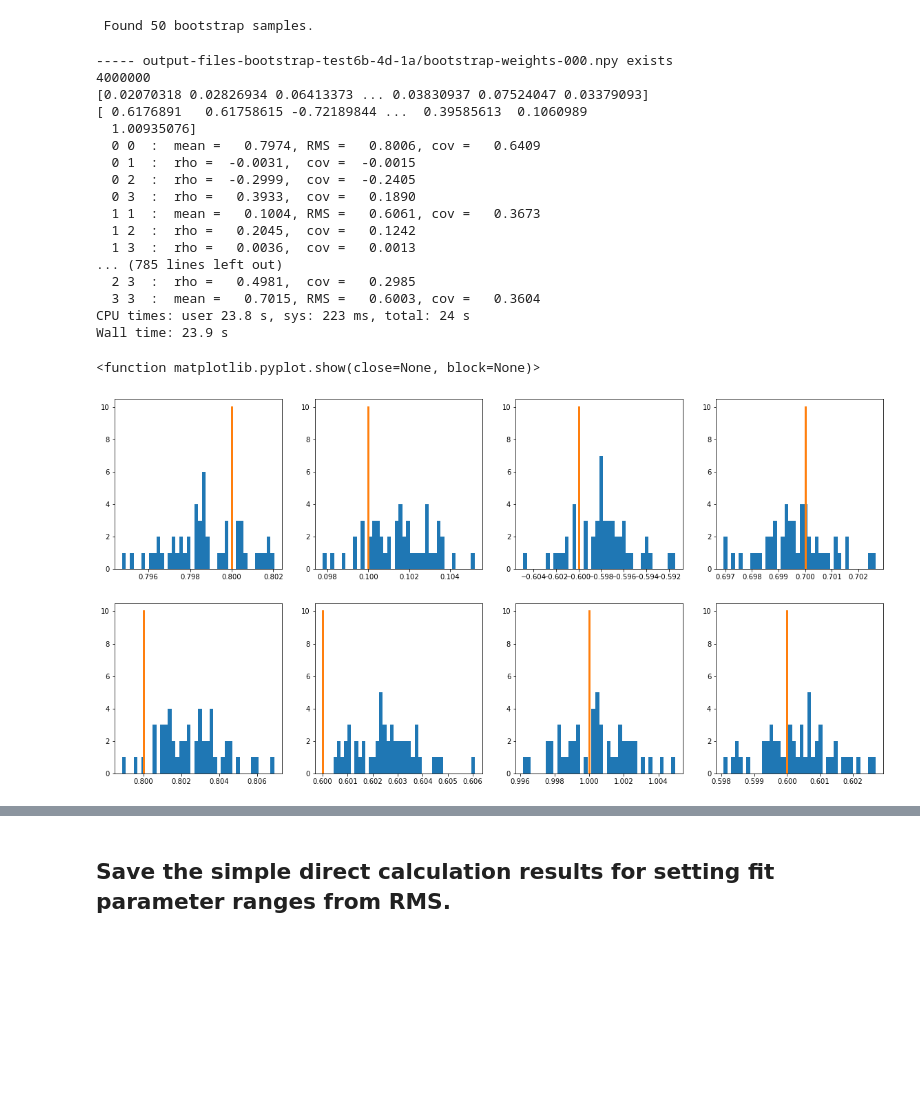
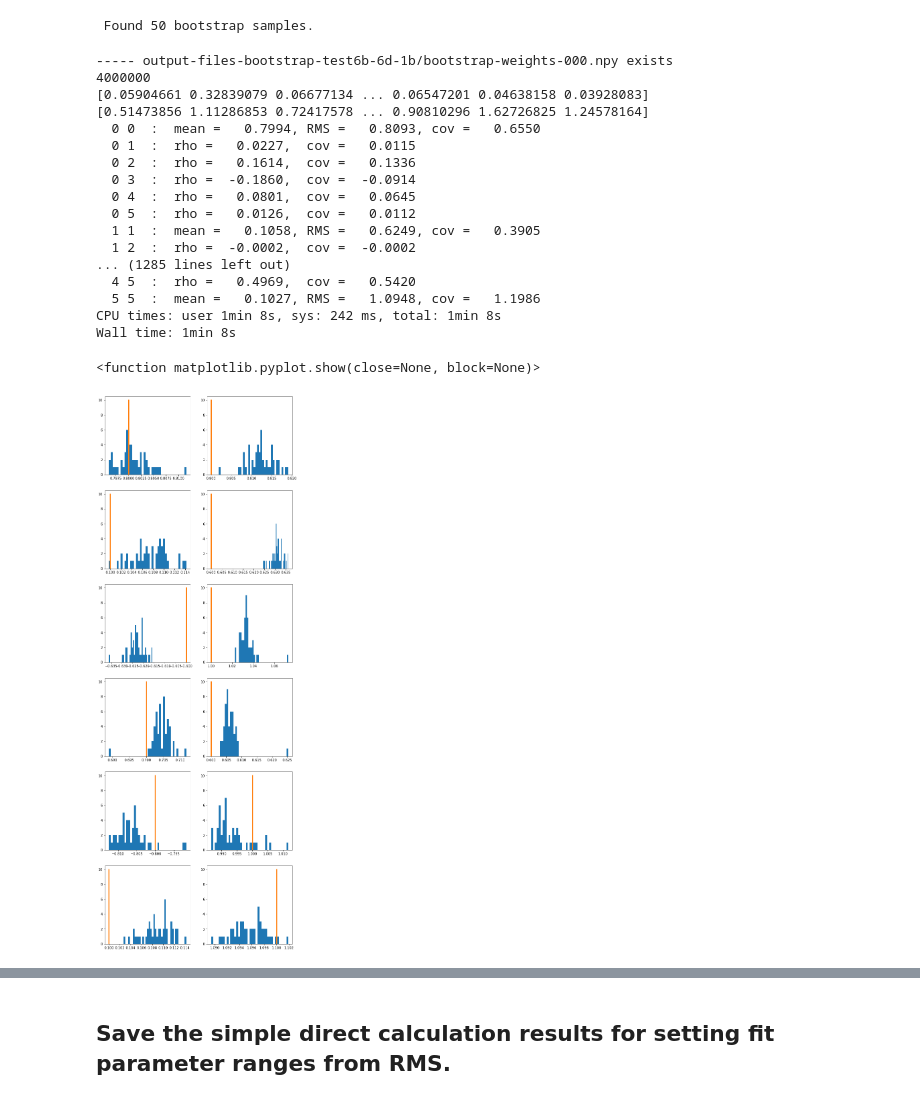
Before and after one commit to owen234/omnifold-testing1, a Jupyter notebook: inspect-bootstraps.ipynb, the cells around one changed output, grey strips where cells are left out. Cells and saved outputs as stored; diff of their text form; code cells hidden in the pictures; blank space fills up the shorter version.

```diff
--- a/inspect-bootstraps.ipynb
+++ b/inspect-bootstraps.ipynb
@@ -16,5 +18,5 @@ import read_config_utils as cu
 # %%
-input_dir = 'output-files-bootstrap-test6b-4d-1a'
+input_dir = 'output-files-bootstrap-test6b-6d-1b'
 
 
 with open( '%s/train-and-true-samples.npy' % input_dir, 'rb') as f :
@@ -52,7 +54,7 @@ with open( '%s/config-pars.npy' % input_dir, 'rb') as f :
     true_sig = np.load(f, allow_pickle=True)
     resolution = np.load(f, allow_pickle=True)
 # %%
-fig,ax = plt.subplots( 1, 4, figsize=(20,5))
+fig,ax = plt.subplots( 1, ndim, figsize=(5*ndim,5))
 
 
 
@@ -77,5 +79,5 @@ plt.show
 # %%
-fig,ax = plt.subplots( 1, 4, figsize=(20,5))
+fig,ax = plt.subplots( 1, ndim, figsize=(5*ndim,5))
 
 hbins=40
 
@@ -244,6 +258,9 @@ all_mean = np.zeros( shape=(ndim,n_samples) )
 all_rms = np.zeros( shape=(ndim,n_samples) )
 all_cov = np.zeros( shape=(ndim,ndim,n_samples) )
 all_rho = np.zeros( shape=(ndim,ndim,n_samples) )
+
+all_weight_min = np.zeros( n_samples )
+all_weight_max = np.zeros( n_samples )
 
 
 si = 0
@@ -263,6 +280,9 @@ for fi in range(200) :
             print( final_push_weights_scaled )
             print( true_pts[:,0])
 
+            all_weight_min[si] = np.min( final_push_weights_scaled )
+            all_weight_max[si] = np.max( final_push_weights_scaled )
+
             for fi1 in range(ndim) :
                 for fi2 in range(fi1,ndim) :
                     mean_cov = calc_mean_cov( final_push_weights_scaled, fi1, fi2 )
@@ -281,38 +301,38 @@ for fi in range(200) :
 
         si = si + 1
 # %% [output]
------ output-files-bootstrap-test6b-4d-1a/bootstrap-weights-000.npy exists
+----- output-files-bootstrap-test6b-6d-1b/bootstrap-weights-000.npy exists
 4000000
-[0.02070318 0.02826934 0.06413373 ... 0.03830937 0.07524047 0.03379093]
-[ 0.6176891   0.61758615 -0.72189844 ...  0.39585613  0.1060989
-  1.00935076]
-  0 0  :  mean =   0.7974, RMS =   0.8006, cov =   0.6409
-  0 1  :  rho =  -0.0031,  cov =  -0.0015
-  0 2  :  rho =  -0.2999,  cov =  -0.2405
-  0 3  :  rho =   0.3933,  cov =   0.1890
-  1 1  :  mean =   0.1004, RMS =   0.6061, cov =   0.3673
-  1 2  :  rho =   0.2045,  cov =   0.1242
-  1 3  :  rho =   0.0036,  cov =   0.0013
-... (785 lines left out)
-  2 3  :  rho =   0.4981,  cov =   0.2985
-  3 3  :  mean =   0.7015, RMS =   0.6003, cov =   0.3604
-CPU times: user 23.8 s, sys: 223 ms, total: 24 s
-Wall time: 23.9 s
+[0.05904661 0.32839079 0.06677134 ... 0.06547201 0.04638158 0.03928083]
+[0.51473856 1.11286853 0.72417578 ... 0.90810296 1.62726825 1.24578164]
+  0 0  :  mean =   0.7994, RMS =   0.8093, cov =   0.6550
+  0 1  :  rho =   0.0227,  cov =   0.0115
+  0 2  :  rho =   0.1614,  cov =   0.1336
+  0 3  :  rho =  -0.1860,  cov =  -0.0914
+  0 4  :  rho =   0.0801,  cov =   0.0645
+  0 5  :  rho =   0.0126,  cov =   0.0112
+  1 1  :  mean =   0.1058, RMS =   0.6249, cov =   0.3905
+  1 2  :  rho =  -0.0002,  cov =  -0.0002
+... (1285 lines left out)
+  4 5  :  rho =   0.4969,  cov =   0.5420
+  5 5  :  mean =   0.1027, RMS =   1.0948, cov =   1.1986
+CPU times: user 1min 8s, sys: 242 ms, total: 1min 8s
+Wall time: 1min 8s
 # %%
-fig,ax = plt.subplots( 2, 4, figsize=(20,10))
+fig,ax = plt.subplots( ndim, 2, figsize=(2*5,ndim*5))
 
 ymax = 10
 
 for i in range(ndim) :
 
-    ax[0][i].hist( all_mean[i], bins=40)
-    ax[1][i].hist( all_rms[i], bins=40)
+    ax[i][0].hist( all_mean[i], bins=40)
+    ax[i][1].hist( all_rms[i], bins=40)
 
-    ax[0][i].plot( (true_mu[i], true_mu[i]), (0,ymax), linewidth=3 )
-    ax[1][i].plot( (true_sig[i], true_sig[i]), (0,ymax), linewidth=3 )
+    ax[i][0].plot( (true_mu[i], true_mu[i]), (0,ymax), linewidth=3 )
+    ax[i][1].plot( (true_sig[i], true_sig[i]), (0,ymax), linewidth=3 )
 
 plt.show
 # %% [output]
 <function matplotlib.pyplot.show(close=None, block=None)>
-[figure, old version]
+[figure, new version]
 # %%
```
Also changed, not shown: parts of 32 cells of this notebook, 4 other files.
